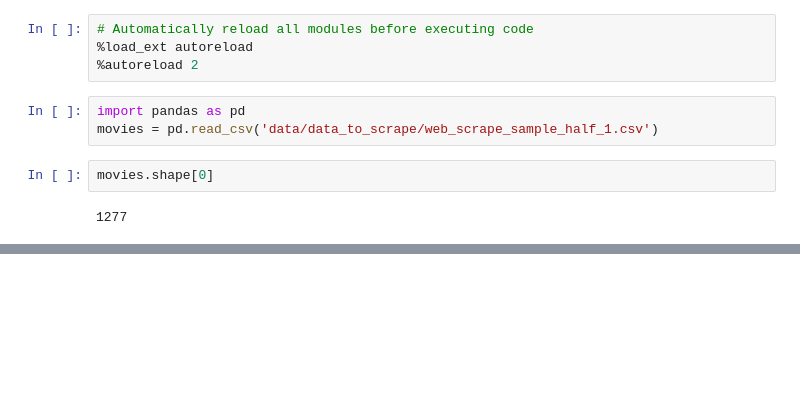
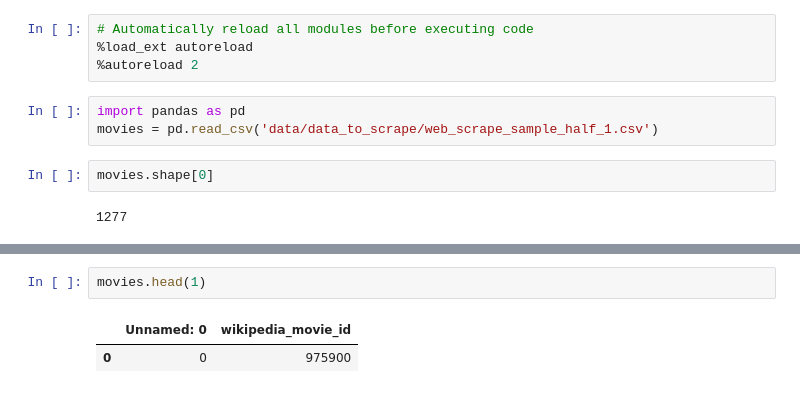
Before and after one commit to arthurEpfl/CMU_MovieCorpus_Data_Analysis, a Jupyter notebook: src/scrapping.ipynb, the cells around one changed output, grey strips where cells are left out. Drawn from its saved outputs; the diff is of its cells as text; blank space fills up the shorter version.

```diff
--- a/src/scrapping.ipynb
+++ b/src/scrapping.ipynb
@@ -129,0 +75,5 @@ KeyboardInterrupt:
+# %%
+movies.head(1)
+# %% [output]
+|  | Unnamed: 0 | wikipedia_movie_id |
+| 0 | 0 | 975900 |
```
Also changed, not shown: parts of 3 cells of this notebook.
